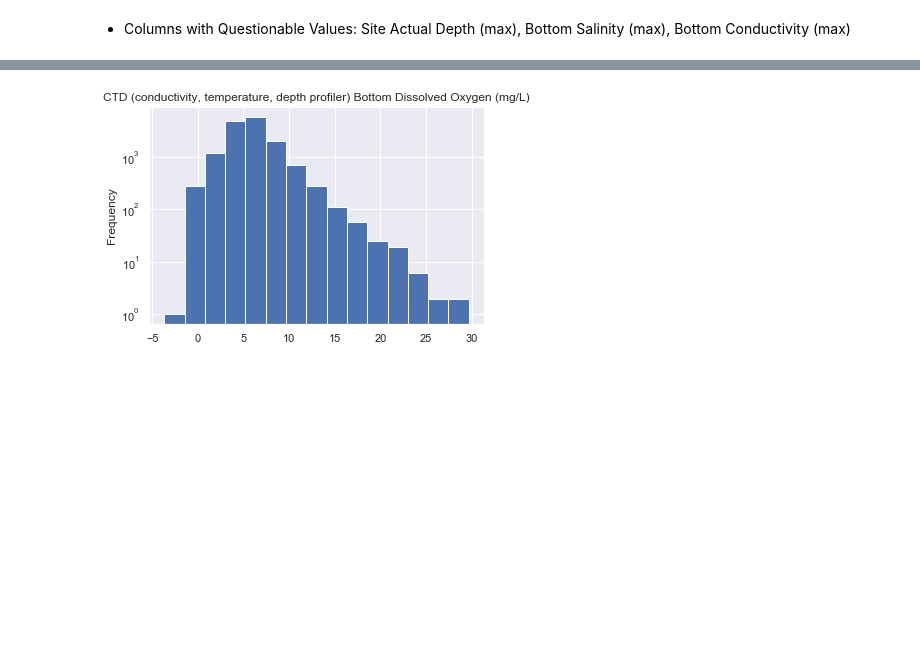
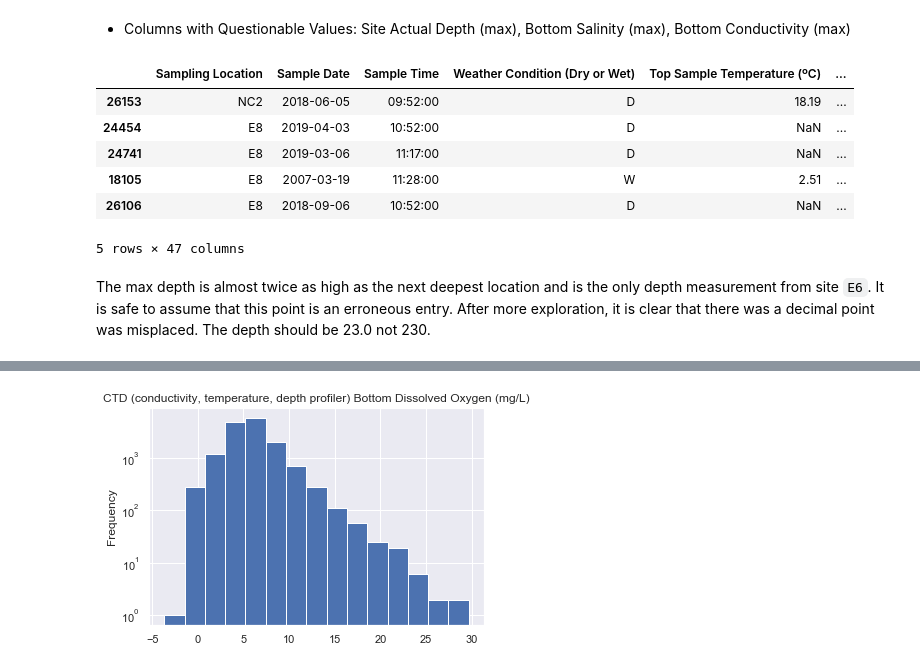
Before and after one commit to dradamski/capstone-two, a Jupyter notebook: notebooks/Data Exploration.ipynb, the cells around one changed output, grey strips where cells are left out. Saved outputs shown, nothing was run; the diff lists cells and outputs as text; code cells hidden in the pictures; blank space fills up the shorter version.

Commit message:
Checked columns with questionabl le values for the first 20 columns.

```diff
--- a/notebooks/Data Exploration.ipynb
+++ b/notebooks/Data Exploration.ipynb
@@ -55,3 +55,15 @@ for col in wq_df_int_subset:
 # %% [markdown]
 - Columns with Questionable Values:
 Site Actual Depth (max), Bottom Salinity (max), Bottom Conductivity (max)
+# %%
+wq_df.nlargest(5, 'Site Actual Depth (ft)')
+# %% [output]
+|  | Sampling Location | Sample Date | Sample Time | Weather Condition (Dry or Wet) | Top Sample Temperature (ºC) | ... |
+| 26153 | NC2 | 2018-06-05 | 09:52:00 | D | 18.19 | ... |
+| 24454 | E8 | 2019-04-03 | 10:52:00 | D | NaN | ... |
+| 24741 | E8 | 2019-03-06 | 11:17:00 | D | NaN | ... |
+| 18105 | E8 | 2007-03-19 | 11:28:00 | W | 2.51 | ... |
+| 26106 | E8 | 2018-09-06 | 10:52:00 | D | NaN | ... |
+5 rows × 47 columns
+# %% [markdown]
+The max depth is almost twice as high as the next deepest location and is the only depth measurement from site `E6`. It is safe to assume that this point is an erroneous entry. After more exploration, it is clear that there was a decimal point was misplaced. The depth should be 23.0 not 230.
```
Also changed, not shown: parts of 11 cells of this notebook.
